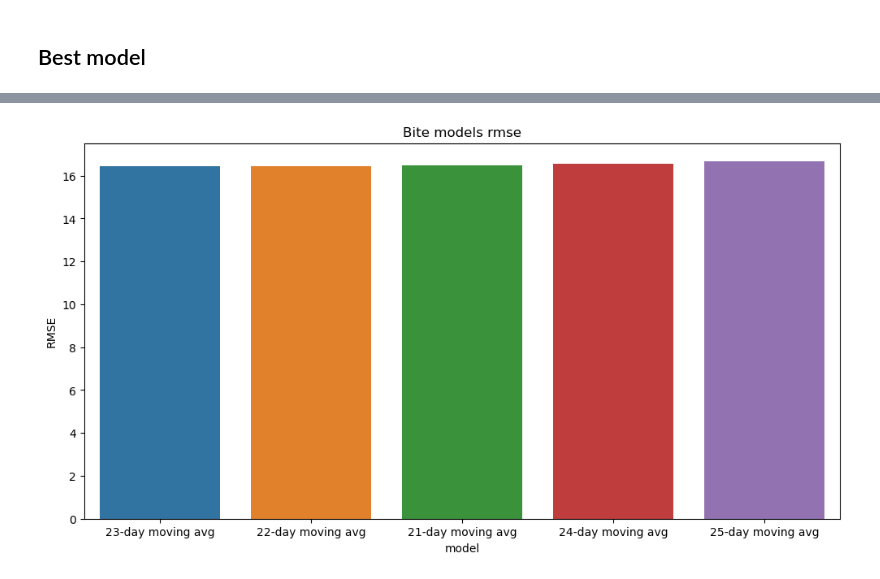
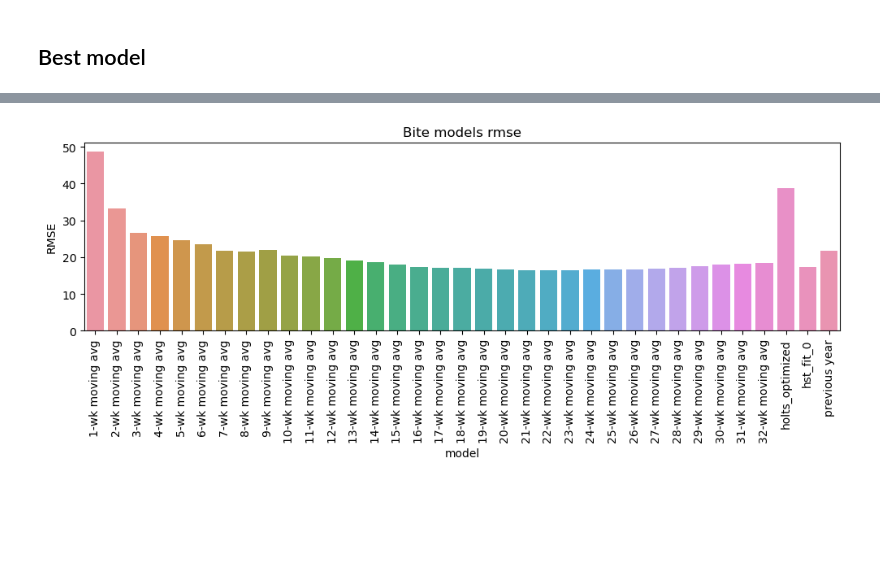
Before and after one commit to MigashaneVictoire/new_york_city_dog_bites, a Jupyter notebook: modeling_work_file.ipynb, the cells around one changed output, grey strips where cells are left out. Saved outputs shown, nothing was run; the diff lists cells and outputs as text; code cells hidden in the pictures; blank space fills up the shorter version.

```diff
--- a/modeling_work_file.ipynb
+++ b/modeling_work_file.ipynb
@@ -91,14 +92,19 @@ plt.show()
 evaluate() will compute the Mean Squared Error and the Rood Mean Squared Error to evaluate.
 # %%
 # evaluation funtion
-def evaluate(target):
+def evaluate(target, model_type= 0, model_df= None):
     """
     Takes in the target col name and return the root mean square error for
     the validate/test against the predicted values.
     """
-    rmse = round(sqrt( # get root mean square error
-        mean_squared_error(validate[target], y_pred_df[target])),3) # get mean squared error
-    return rmse
+    if model_type == 1:
+        rmse = round(sqrt( # get root mean square error
+        mean_squared_error(validate[target], model_df[target])),3) # get mean squared error
+        return rmse
+    else:
+        rmse = round(sqrt( # get root mean square error
+            mean_squared_error(validate[target], y_pred_df[target])),3) # get mean squared error
+        return rmse
 # %% [markdown]
 **Plot evaluation funtion**
 # %%
@@ -319,7 +361,3 @@ bite -- rmse: 21.76
 # %%
 # reset the index
 eval_df = eval_df.reset_index(drop=True)
-# %%
-# find best model
-eval_df = eval_df.sort_values(by='rmse').head(5)
-eval_df.head()
@@ -333,10 +364,9 @@ eval_df.head()
 # %%
-
-plt.figure(figsize=(12, 6))
+plt.figure(figsize=(12, 3))
 sns.barplot(data= eval_df, x="model", y="rmse")
 plt.title("Bite models rmse")
 plt.ylabel('RMSE')
-plt.xticks(rotation=0)
+plt.xticks(rotation=90)
 plt.show()
 # %% [output]
-[figure, old version]
+[figure, new version]
```
Also changed, not shown: parts of 24 cells of this notebook, 3 other files.
